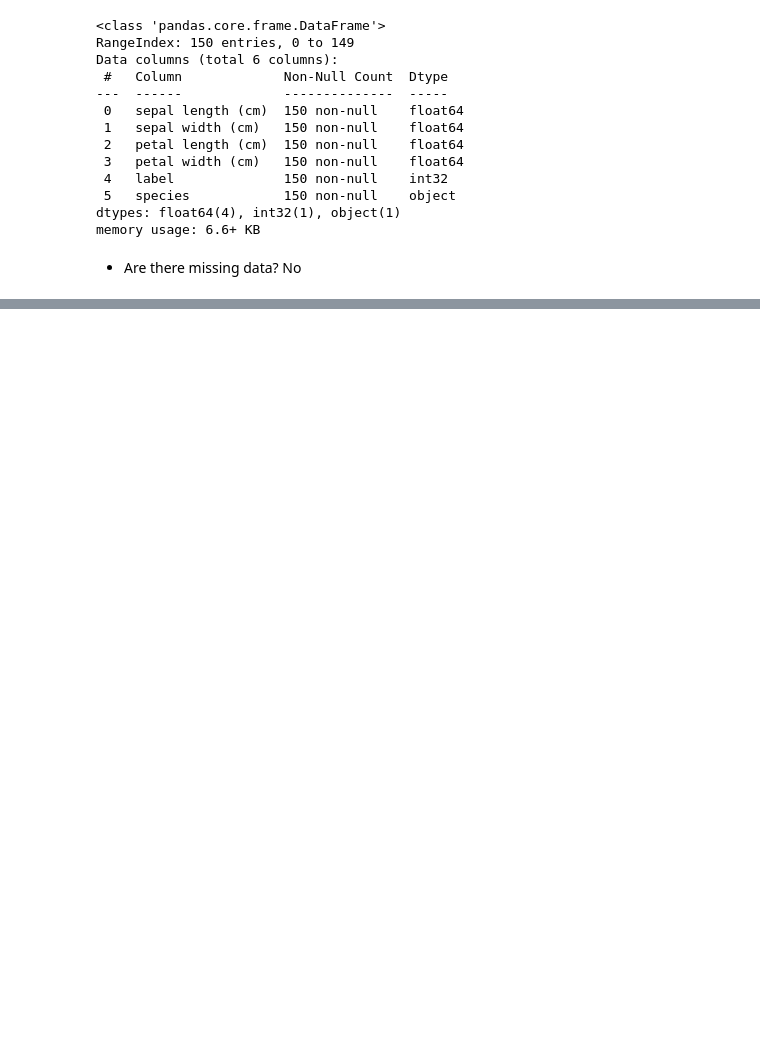
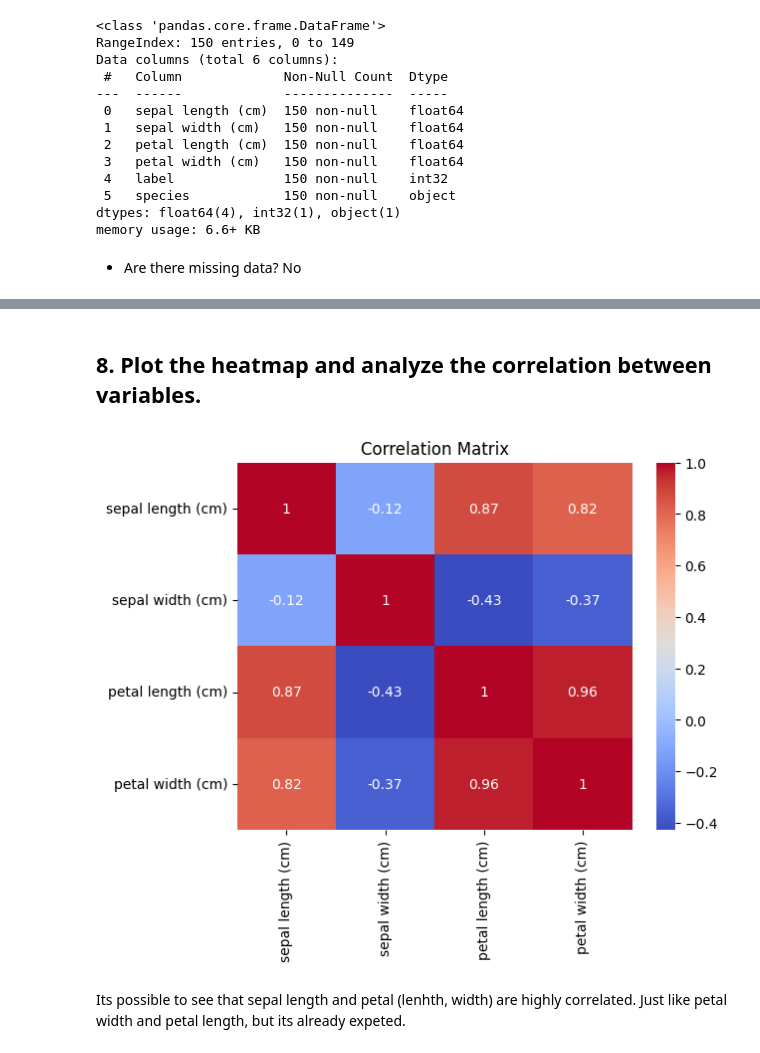
Before and after one commit to ramonfv/Signal-Processing-using-Neural-Networks, a Jupyter notebook: Unit1/iris..ipynb, the cells around one changed output, grey strips where cells are left out. Cells and saved outputs as stored; diff of their text form; code cells hidden in the pictures; blank space fills up the shorter version.

```diff
--- a/Unit1/iris..ipynb
+++ b/Unit1/iris..ipynb
@@ -140,0 +176,11 @@ memory usage: 6.6+ KB
+# %% [markdown]
+## 8. Plot the heatmap and analyze the correlation between variables.
+# %%
+correlation_matrix = dataSet.drop(['label', 'species'], axis=1).corr()
+sns.heatmap(correlation_matrix, annot=True, cmap='coolwarm')
+plt.title('Correlation Matrix')
+plt.show()
+# %% [output]
+[figure, added]
+# %% [markdown]
+Its possible to see that sepal length and petal (lenhth, width) are highly correlated. Just like petal width and petal length, but its already expeted.
```
Also changed, not shown: parts of 11 cells of this notebook.
